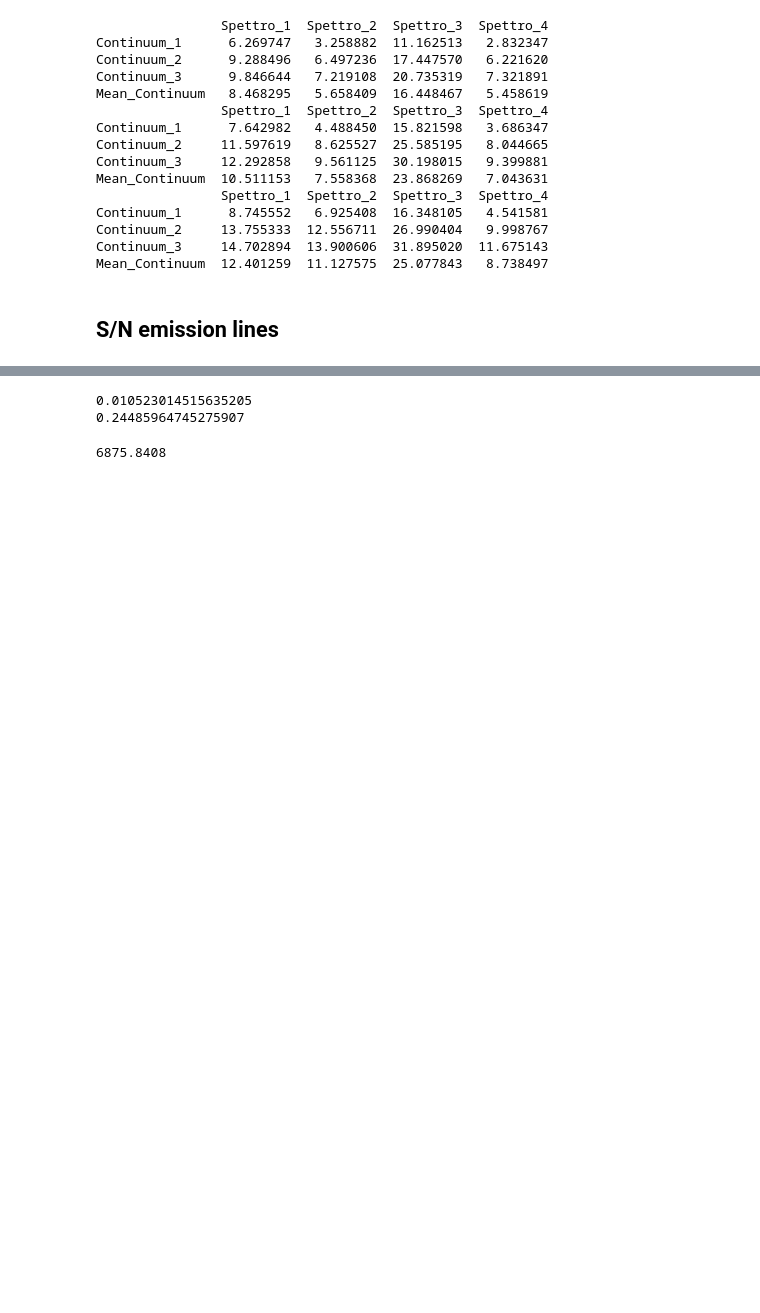
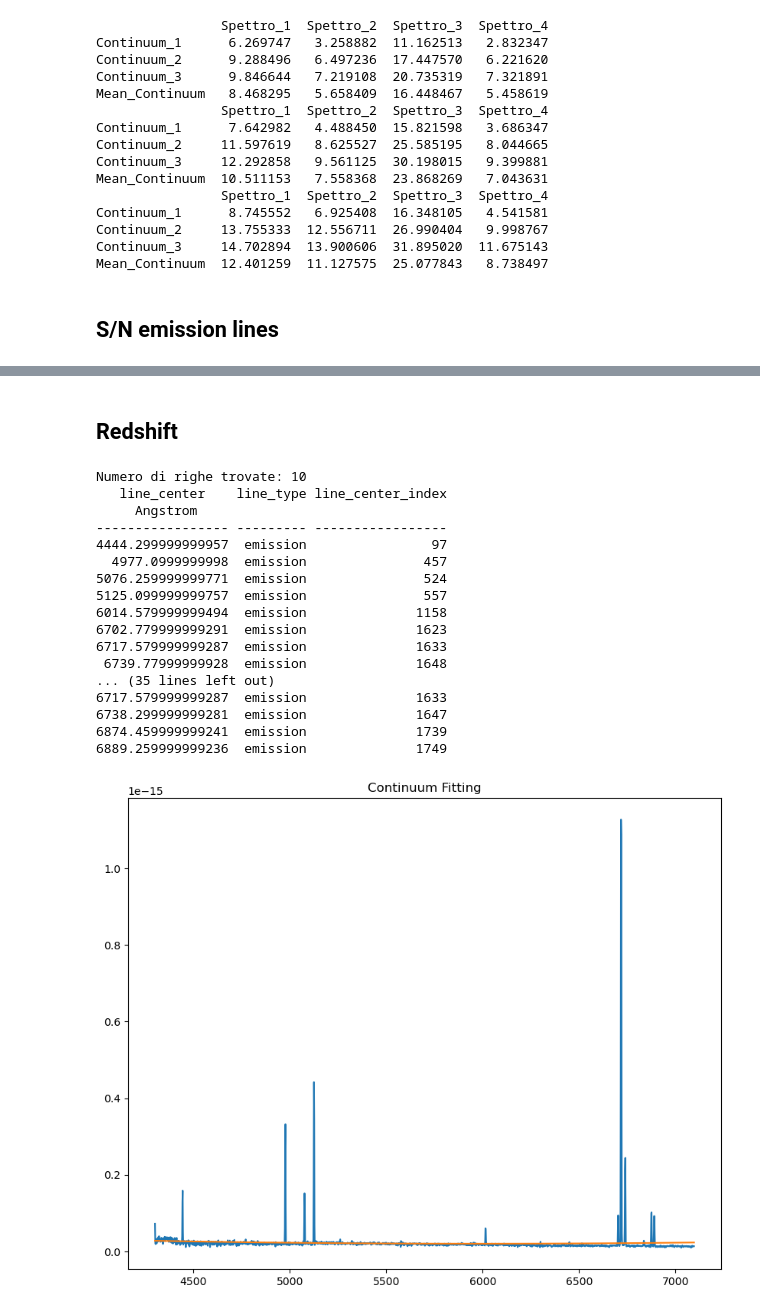
Before and after one commit to Isabella-Famoso/Tesi_magistrale, a Jupyter notebook: Sources/Mrk544/FORS2.2021-08-21T05_32_16.048/ppxf_analysis/Spectra-extraction.ipynb, the cells around one changed output, grey strips where cells are left out. Cells and saved outputs as stored; diff of their text form; code cells hidden in the pictures; blank space fills up the shorter version.

Commit message:
PSF and redshift analysis

```diff
--- a/Sources/Mrk544/FORS2.2021-08-21T05_32_16.048/ppxf_analysis/Spectra-extraction.ipynb
+++ b/Sources/Mrk544/FORS2.2021-08-21T05_32_16.048/ppxf_analysis/Spectra-extraction.ipynb
@@ -449,10 +431,2 @@ def flux_line(wv, wv_line, spectra, peaks):
-# %%
-print(flux_line(wv, l_SII_1, spectra_1, peaks))
-print(flux_line(wv, l_SII_2, spectra_1, peaks))
-# %% [output]
-0.010523014515635205
-0.24485964745275907
-# %%
-l_SII_1
-# %% [output]
-6875.8408
+# %% [markdown]
+## Redshift
@@ -458,0 +442,60 @@ l_SII_1
+# %%
+all_lines = []
+noise_factor = [11, 7, 6, 4.5]
+for i in range(len(peaks)):
+    spectrum = Spectrum(
+        spectral_axis=wv * u.Angstrom,
+        flux = spectra_1[i]* 1e-16 *u.erg / (u.cm**2 * u.s * u.Angstrom),
+        uncertainty = StdDevUncertainty(spectra_err_1[i]* 1e-16 *u.erg / (u.cm**2 * u.s * u.Angstrom))
+    )
+    g1_fit = fit_generic_continuum(spectrum, fitter=LinearLSQFitter())
+    y_continuum_fitted = g1_fit(wv * u.Angstrom)
+    f, ax = plt.subplots(figsize = (10,8))
+    ax.plot(wv * u.Angstrom, spectra_1[i]* 1e-16*u.erg / (u.cm**2 * u.s * u.Angstrom))
+    ax.plot(wv * u.Angstrom, y_continuum_fitted)
+    ax.set_title("Continuum Fitting")
+
+    flux_continuum_subtracted = spectrum.flux - y_continuum_fitted
+    f2, ax2 = plt.subplots(figsize = (10,8))
+    ax2.plot(wv * u.Angstrom, flux_continuum_subtracted)
+
+    ax2.set_title("Spectrum without continuum")
+    spectrum_no_continuum = Spectrum(
+        spectral_axis=wv * u.Angstrom,
+        flux=flux_continuum_subtracted,
+        uncertainty=StdDevUncertainty(spectra_err_1[i] * 1e-16 * u.erg / (u.cm**2 * u.s * u.Angstrom))
+    )
+    lines = find_lines_threshold(spectrum_no_continuum, noise_factor = noise_factor[i])
+    print(f"Numero di righe trovate: {len(lines)}")
+    print(lines)
+
+    f3, ax3 = plt.subplots(figsize=(10,8))
+    ax3.plot(wv, flux_continuum_subtracted.value)
+
+    if len(lines) < 50:  # Solo se non sono troppe
+        for line_pos in lines['line_center']:
+            ax3.axvline(x=line_pos.value, color='r', alpha=0.7, linestyle='--')
+
+    ax3.set_title(f"Spettro con {len(lines)} righe identificate")
+    ax3.set_xlabel('Wavelength (Å)')
+    ax3.set_ylabel('Flux')
+    all_lines.append(lines)
+# %% [output]
+Numero di righe trovate: 10
+   line_center    line_type line_center_index
+     Angstrom
+----------------- --------- -----------------
+4444.299999999957  emission                97
+  4977.0999999998  emission               457
+5076.259999999771  emission               524
+5125.099999999757  emission               557
+6014.579999999494  emission              1158
+6702.779999999291  emission              1623
+6717.579999999287  emission              1633
+ 6739.77999999928  emission              1648
+... (35 lines left out)
+6717.579999999287  emission              1633
+6738.299999999281  emission              1647
+6874.459999999241  emission              1739
+6889.259999999236  emission              1749
+[figure, added]
```
Also changed, not shown: parts of 10 cells of this notebook, 4 other files.
